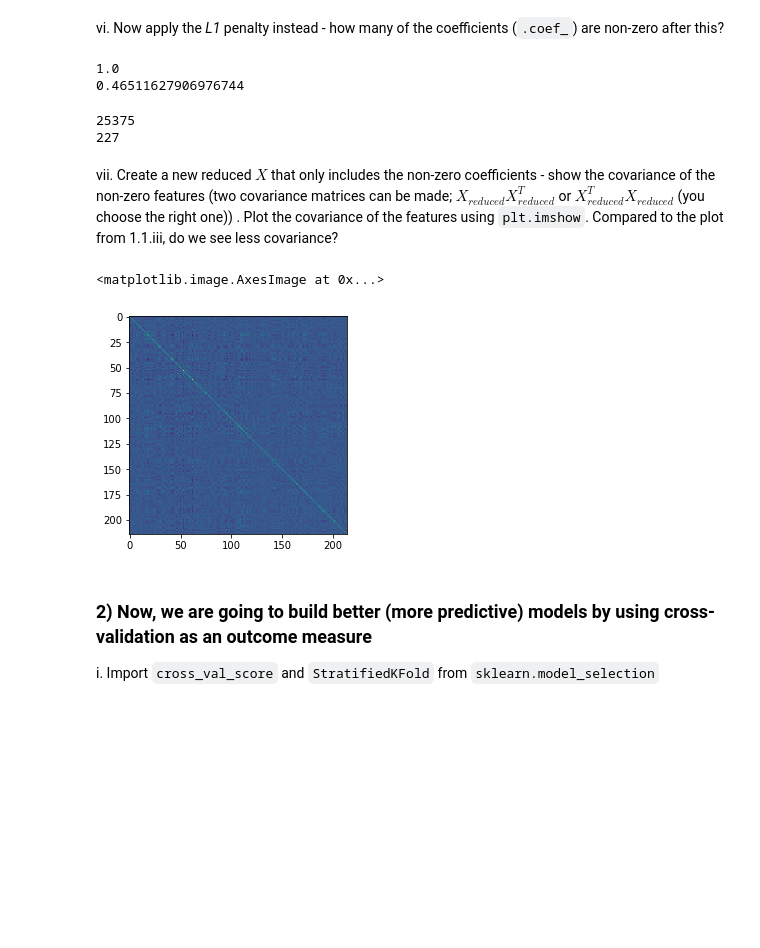
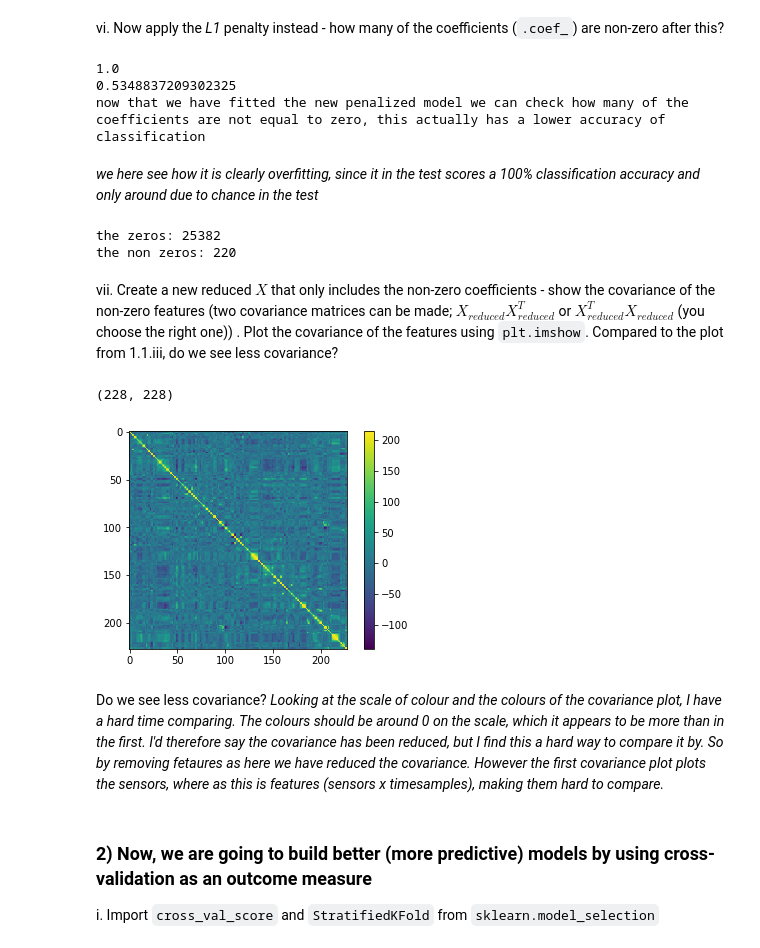
Before and after one commit to laurawpaaby/github_methods_3, a Jupyter notebook: PYTHON EXERCISES LAURA /exersice8_assignment_laurawp.ipynb, the cells around one changed output. Drawn from its saved outputs; the diff is of its cells as text; code cells hidden in the pictures; blank space fills up the shorter version.

```diff
--- a/PYTHON EXERCISES LAURA /exersice8_assignment_laurawp.ipynb
+++ b/PYTHON EXERCISES LAURA /exersice8_assignment_laurawp.ipynb
@@ -253,6 +256,9 @@ X_1_2_reshaped = X_1_2.reshape(214, 25602)
 from sklearn.model_selection import train_test_split
 X_train, X_test, y_train, y_test = train_test_split(X_1_2_reshaped, y_1_2, test_size=0.2, random_state=0)
 
+y_train = y_train.squeeze()
+y_test = y_test.squeeze()
+
 #making everything on the same scale
 sc = StandardScaler()
 sc.fit(X_1_2_reshaped)
@@ -283,34 +287,46 @@ log_l1.fit(X_train_std, y_train)
 print(log_l1.score(X_train_std, y_train))
 
 print(log_l1.score(X_test_std, y_test))
-#now that we have fitted the new penalized model we can check how many of the coefficients are not equal to zero
-#this actually has a lower accuracy of classification
+print("now that we have fitted the new penalized model we can check how many of the coefficients are not equal to zero, this actually has a lower accuracy of classification")
 # %% [output]
 1.0
-0.46511627906976744
+0.5348837209302325
+now that we have fitted the new penalized model we can check how many of the coefficients are not equal to zero, this actually has a lower accuracy of classification
+# %% [markdown]
+*we here see how it is clearly overfitting, since it in the test scores a 100% classification accuracy and only around due to chance in the test*
 # %%
 #finding the zeros
 l1_coef = log_l1.coef_
 zero = np.count_nonzero(l1_coef == 0)
-print(zero) #this is the amounts of 0's
+print("the zeros:", zero) #this is the amounts of 0's
 non_zero = np.count_nonzero(l1_coef != 0)
-print(non_zero) #this is the amounts of non 0's
+print("the non zeros:", non_zero) #this is the amounts of non 0's
 # %% [output]
-25375
-227
+the zeros: 25382
+the non zeros: 220
 # %% [markdown]
 vii. Create a new reduced $X$ that only includes the non-zero coefficients - show the covariance of the non-zero features (two covariance matrices can be made; $X_{reduced}X_{reduced}^T$ or $X_{reduced}^TX_{reduced}$ (you choose the right one)) . Plot the covariance of the features using `plt.imshow`. Compared to the plot from 1.1.iii, do we see less covariance?
-# %%
-log1_coef_0 = np.where(l1_coef!= 0)[1]
-log1_coef_0.shape
-
-reduced_X=X_1_2_reshaped[:,log1_coef_0]
-reduced_X.shape
-
-plt.imshow(np.cov(reduced_X))
-# %% [output]
-<matplotlib.image.AxesImage at 0x...>
-[figure, removed]
+# %%
+log1_coef_0 = np.where(l1_coef!= 0)[1]
+log1_coef_0.shape
+
+reduced_X=X_1_2_reshaped[:,log1_coef_0]
+reduced_X.shape
+
+#standardizing all the data, not only test/train
+x_stan = sc.fit_transform(reduced_X)
+#transposing the matrix, which must be done to get the covariance matrix of our features - needs the size of features x features (which we get by transposing)
+cov = x_stan.T @ x_stan
+plt.imshow(cov)
+plt.colorbar()
+
+#the shape of features
+print(cov.shape)
+# %% [output]
+(228, 228)
+[figure, added]
+# %% [markdown]
+Do we see less covariance?  *Looking at the scale of colour and the colours of the covariance plot, I have a hard time comparing. The colours should be around 0 on the scale, which it appears to be more than in the first. I'd therefore say the covariance has been reduced, but I find this a hard way to compare it by. So by removing fetaures as here we have reduced the covariance. However the first covariance plot plots the sensors, where as this is features (sensors x timesamples), making them hard to compare.*
 # %% [markdown]
 ### 2) Now, we are going to build better (more predictive) models by using cross-validation as an outcome measure
 
```
Also changed, not shown: parts of 40 cells of this notebook, 6 other files.
